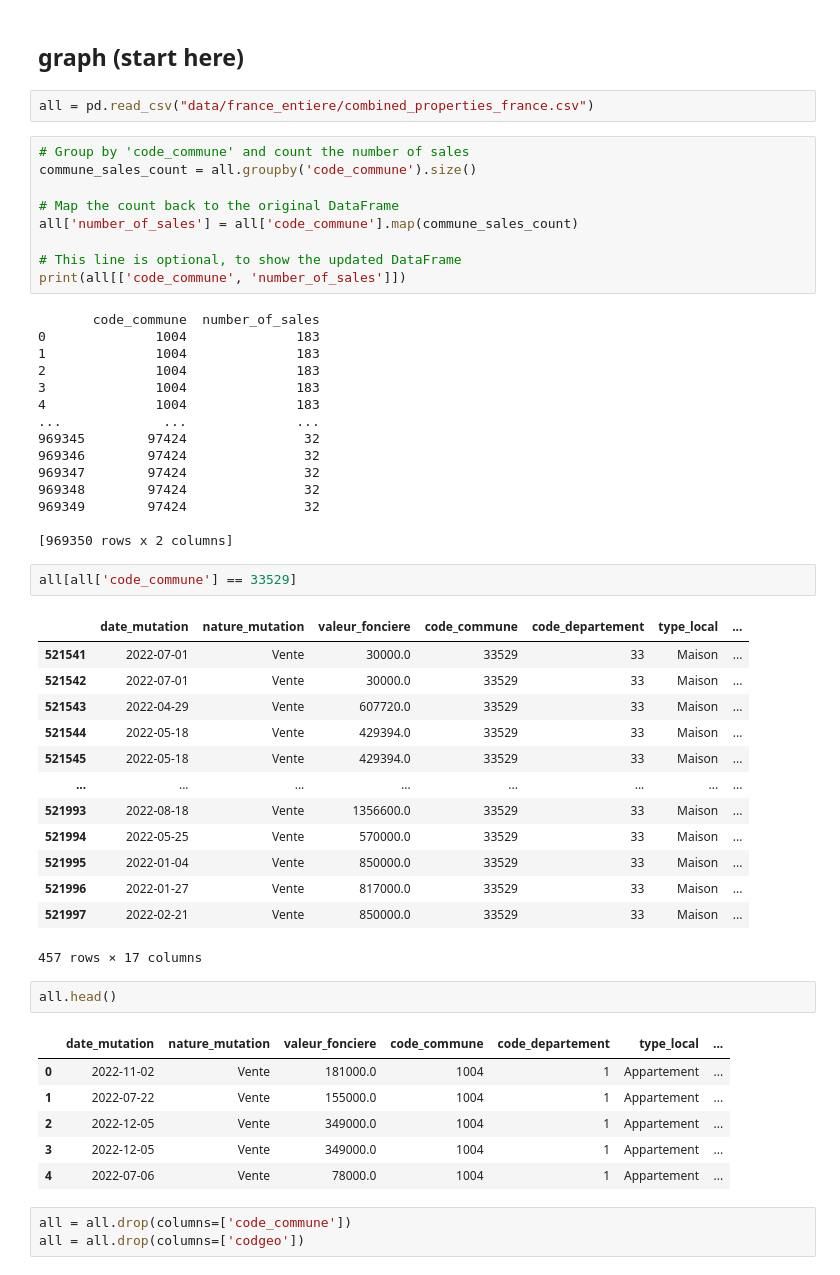
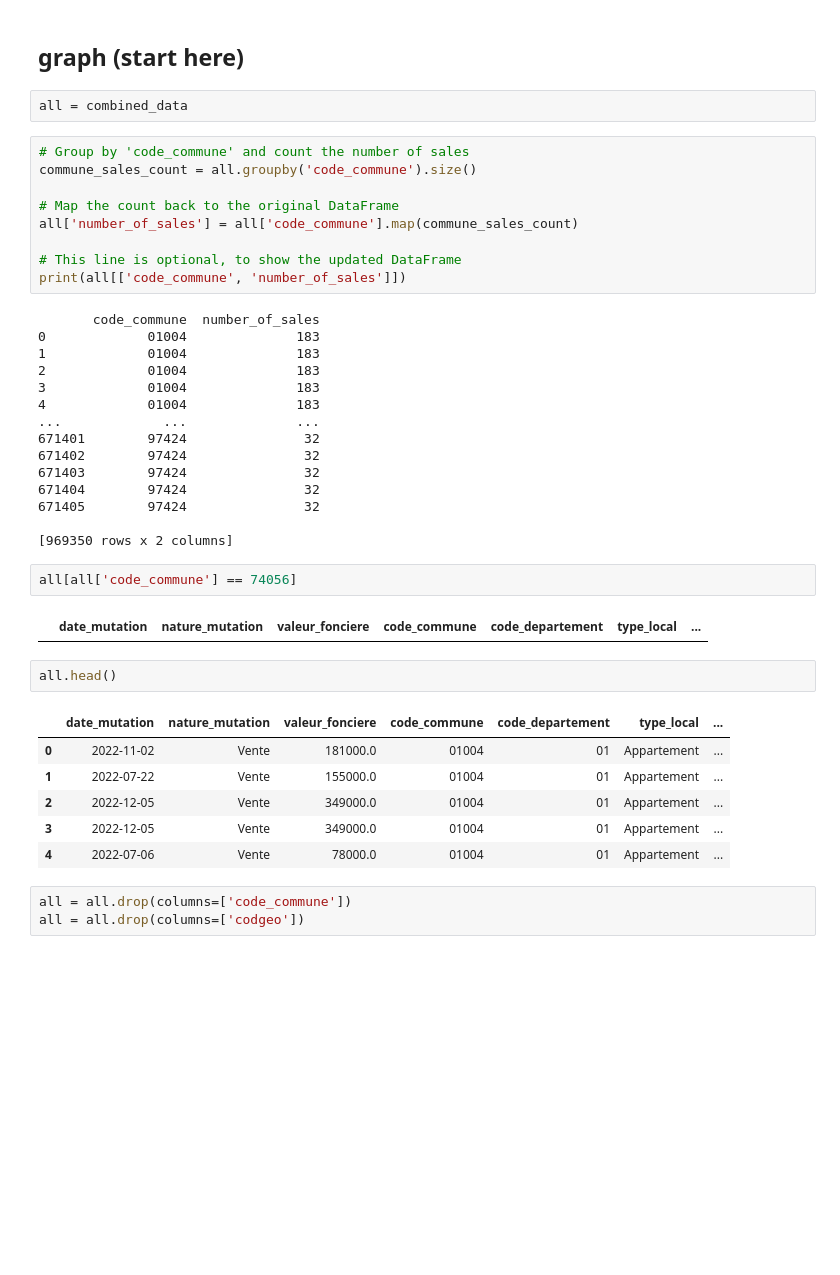
Before and after one commit to arthurdesma/immobilier_ml, a Jupyter notebook: data.ipynb, the cells around one changed output. Drawn from its saved outputs; the diff is of its cells as text; blank space fills up the shorter version.

```diff
--- a/data.ipynb
+++ b/data.ipynb
@@ -375,8 +369,8 @@ print(f"BallTree model saved to {model_filename}")
 BallTree model saved to data\balltree_model_all.pkl
 # %% [markdown]
 ## graph (start here) ##
-# %%
-all = pd.read_csv("data/france_entiere/combined_properties_france.csv")
+# %%
+all = combined_data
 # %%
 # Group by 'code_commune' and count the number of sales
 commune_sales_count = all.groupby('code_commune').size()
@@ -388,44 +382,32 @@ all['number_of_sales'] = all['code_commune'].map(commune_sales_count)
 print(all[['code_commune', 'number_of_sales']])
 # %% [output]
        code_commune  number_of_sales
-0              1004              183
-1              1004              183
-2              1004              183
-3              1004              183
-4              1004              183
+0             01004              183
+1             01004              183
+2             01004              183
+3             01004              183
+4             01004              183
 ...             ...              ...
-969345        97424               32
-969346        97424               32
-969347        97424               32
-969348        97424               32
-969349        97424               32
+671401        97424               32
+671402        97424               32
+671403        97424               32
+671404        97424               32
+671405        97424               32
 
 [969350 rows x 2 columns]
 # %%
-all[all['code_commune'] == 33529]
+all[all['code_commune'] == 74056]
 # %% [output]
 |  | date_mutation | nature_mutation | valeur_fonciere | code_commune | code_departement | type_local | ... |
-| 521541 | 2022-07-01 | Vente | 30000.0 | 33529 | 33 | Maison | ... |
-| 521542 | 2022-07-01 | Vente | 30000.0 | 33529 | 33 | Maison | ... |
-| 521543 | 2022-04-29 | Vente | 607720.0 | 33529 | 33 | Maison | ... |
-| 521544 | 2022-05-18 | Vente | 429394.0 | 33529 | 33 | Maison | ... |
-| 521545 | 2022-05-18 | Vente | 429394.0 | 33529 | 33 | Maison | ... |
-| ... | ... | ... | ... | ... | ... | ... | ... |
-| 521993 | 2022-08-18 | Vente | 1356600.0 | 33529 | 33 | Maison | ... |
-| 521994 | 2022-05-25 | Vente | 570000.0 | 33529 | 33 | Maison | ... |
-| 521995 | 2022-01-04 | Vente | 850000.0 | 33529 | 33 | Maison | ... |
-| 521996 | 2022-01-27 | Vente | 817000.0 | 33529 | 33 | Maison | ... |
-| 521997 | 2022-02-21 | Vente | 850000.0 | 33529 | 33 | Maison | ... |
-457 rows × 17 columns
 # %%
 all.head()
 # %% [output]
 |  | date_mutation | nature_mutation | valeur_fonciere | code_commune | code_departement | type_local | ... |
-| 0 | 2022-11-02 | Vente | 181000.0 | 1004 | 1 | Appartement | ... |
-| 1 | 2022-07-22 | Vente | 155000.0 | 1004 | 1 | Appartement | ... |
-| 2 | 2022-12-05 | Vente | 349000.0 | 1004 | 1 | Appartement | ... |
-| 3 | 2022-12-05 | Vente | 349000.0 | 1004 | 1 | Appartement | ... |
-| 4 | 2022-07-06 | Vente | 78000.0 | 1004 | 1 | Appartement | ... |
+| 0 | 2022-11-02 | Vente | 181000.0 | 01004 | 01 | Appartement | ... |
+| 1 | 2022-07-22 | Vente | 155000.0 | 01004 | 01 | Appartement | ... |
+| 2 | 2022-12-05 | Vente | 349000.0 | 01004 | 01 | Appartement | ... |
+| 3 | 2022-12-05 | Vente | 349000.0 | 01004 | 01 | Appartement | ... |
+| 4 | 2022-07-06 | Vente | 78000.0 | 01004 | 01 | Appartement | ... |
 # %%
 all = all.drop(columns=['code_commune'])
 all = all.drop(columns=['codgeo'])
```
Also changed, not shown: parts of 15 cells of this notebook.
